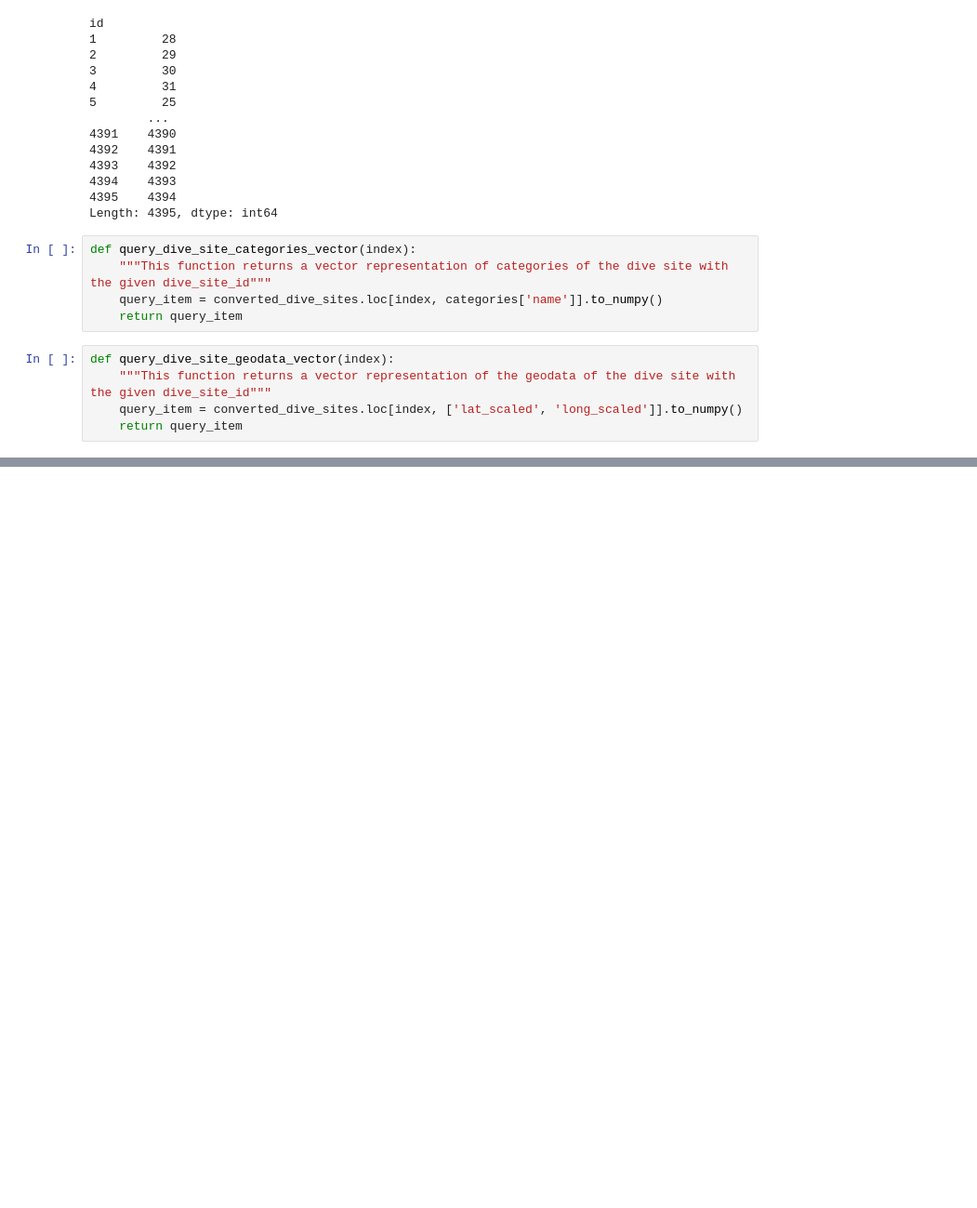
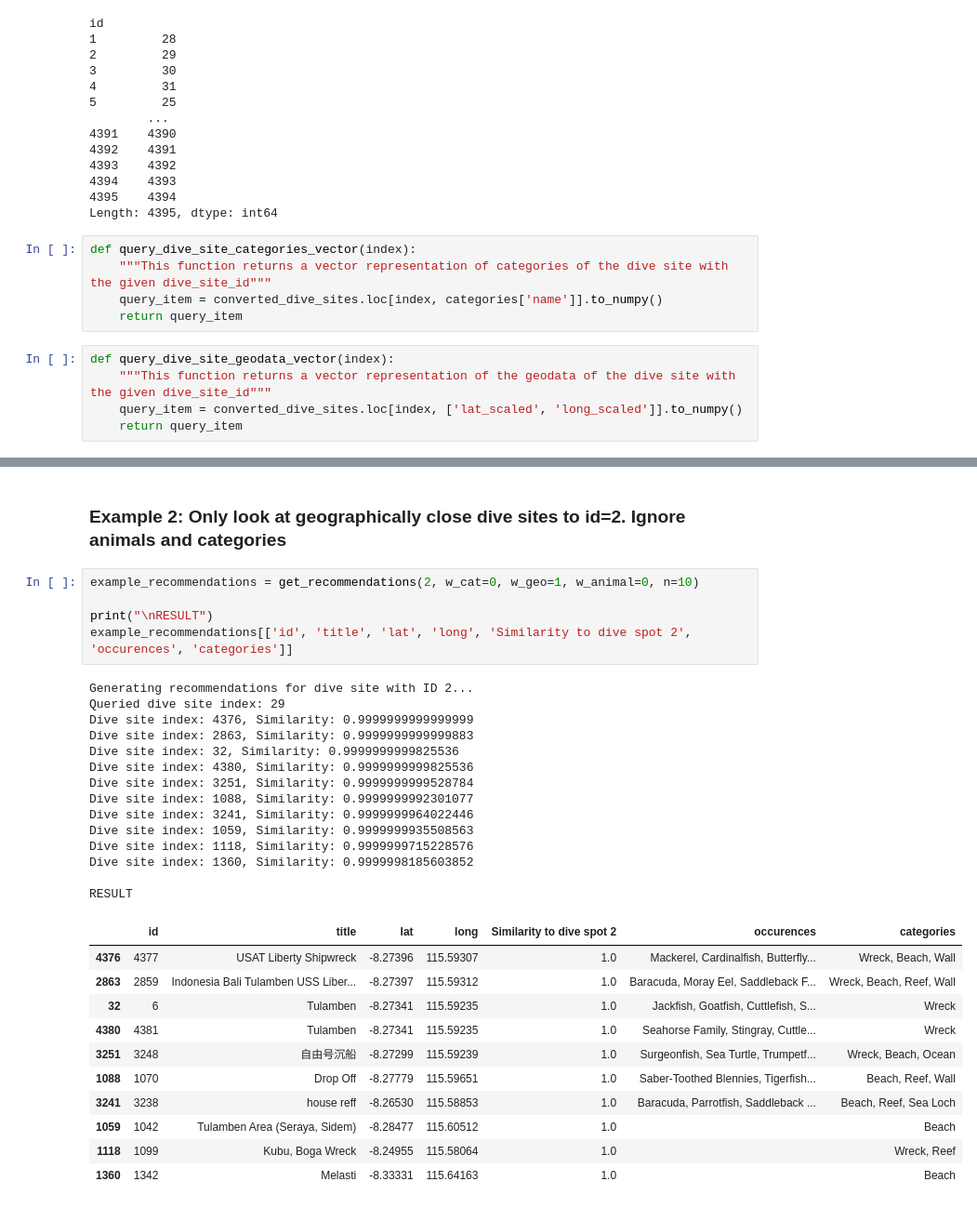
Before and after one commit to pvinnbru/data_integration, a Jupyter notebook: analysis/content_based_recommendendations.ipynb, the cells around one changed output, grey strips where cells are left out. Shown: that part at 93% size. Drawn from its saved outputs; the diff is of its cells as text; blank space fills up the shorter version.

```diff
--- a/analysis/content_based_recommendendations.ipynb
+++ b/analysis/content_based_recommendendations.ipynb
@@ -354,0 +454,33 @@ Here are the recommendations:
+# %% [markdown]
+### Example 2: Only look at geographically close dive sites to id=2. Ignore animals and categories
+# %%
+example_recommendations = get_recommendations(2, w_cat=0, w_geo=1, w_animal=0, n=10)
+
+print("\nRESULT")
+example_recommendations[['id', 'title', 'lat', 'long', 'Similarity to dive spot 2', 'occurences', 'categories']]
+# %% [output]
+Generating recommendations for dive site with ID 2...
+Queried dive site index: 29
+Dive site index: 4376, Similarity: 0.9999999999999999
+Dive site index: 2863, Similarity: 0.9999999999999883
+Dive site index: 32, Similarity: 0.9999999999825536
+Dive site index: 4380, Similarity: 0.9999999999825536
+Dive site index: 3251, Similarity: 0.9999999999528784
+Dive site index: 1088, Similarity: 0.9999999992301077
+Dive site index: 3241, Similarity: 0.9999999964022446
+Dive site index: 1059, Similarity: 0.9999999935508563
+Dive site index: 1118, Similarity: 0.9999999715228576
+Dive site index: 1360, Similarity: 0.9999998185603852
+
+RESULT
+|  | id | title | lat | long | Similarity to dive spot 2 | occurences | categories |
+| 4376 | 4377 | USAT Liberty Shipwreck | -8.27396 | 115.59307 | 1.0 | Mackerel, Cardinalfish, Butterfly... | Wreck, Beach, Wall |
+| 2863 | 2859 | Indonesia Bali Tulamben USS Liber... | -8.27397 | 115.59312 | 1.0 | Baracuda, Moray Eel, Saddleback F... | Wreck, Beach, Reef, Wall |
+| 32 | 6 | Tulamben | -8.27341 | 115.59235 | 1.0 | Jackfish, Goatfish, Cuttlefish, S... | Wreck |
+| 4380 | 4381 | Tulamben | -8.27341 | 115.59235 | 1.0 | Seahorse Family, Stingray, Cuttle... | Wreck |
+| 3251 | 3248 | 自由号沉船 | -8.27299 | 115.59239 | 1.0 | Surgeonfish, Sea Turtle, Trumpetf... | Wreck, Beach, Ocean |
+| 1088 | 1070 | Drop Off | -8.27779 | 115.59651 | 1.0 | Saber-Toothed Blennies, Tigerfish... | Beach, Reef, Wall |
+| 3241 | 3238 | house reff | -8.26530 | 115.58853 | 1.0 | Baracuda, Parrotfish, Saddleback ... | Beach, Reef, Sea Loch |
+| 1059 | 1042 | Tulamben Area (Seraya, Sidem) | -8.28477 | 115.60512 | 1.0 |  | Beach |
+| 1118 | 1099 | Kubu, Boga Wreck | -8.24955 | 115.58064 | 1.0 |  | Wreck, Reef |
+| 1360 | 1342 | Melasti | -8.33331 | 115.64163 | 1.0 |  | Beach |
```
Also changed, not shown: parts of 16 cells of this notebook.
